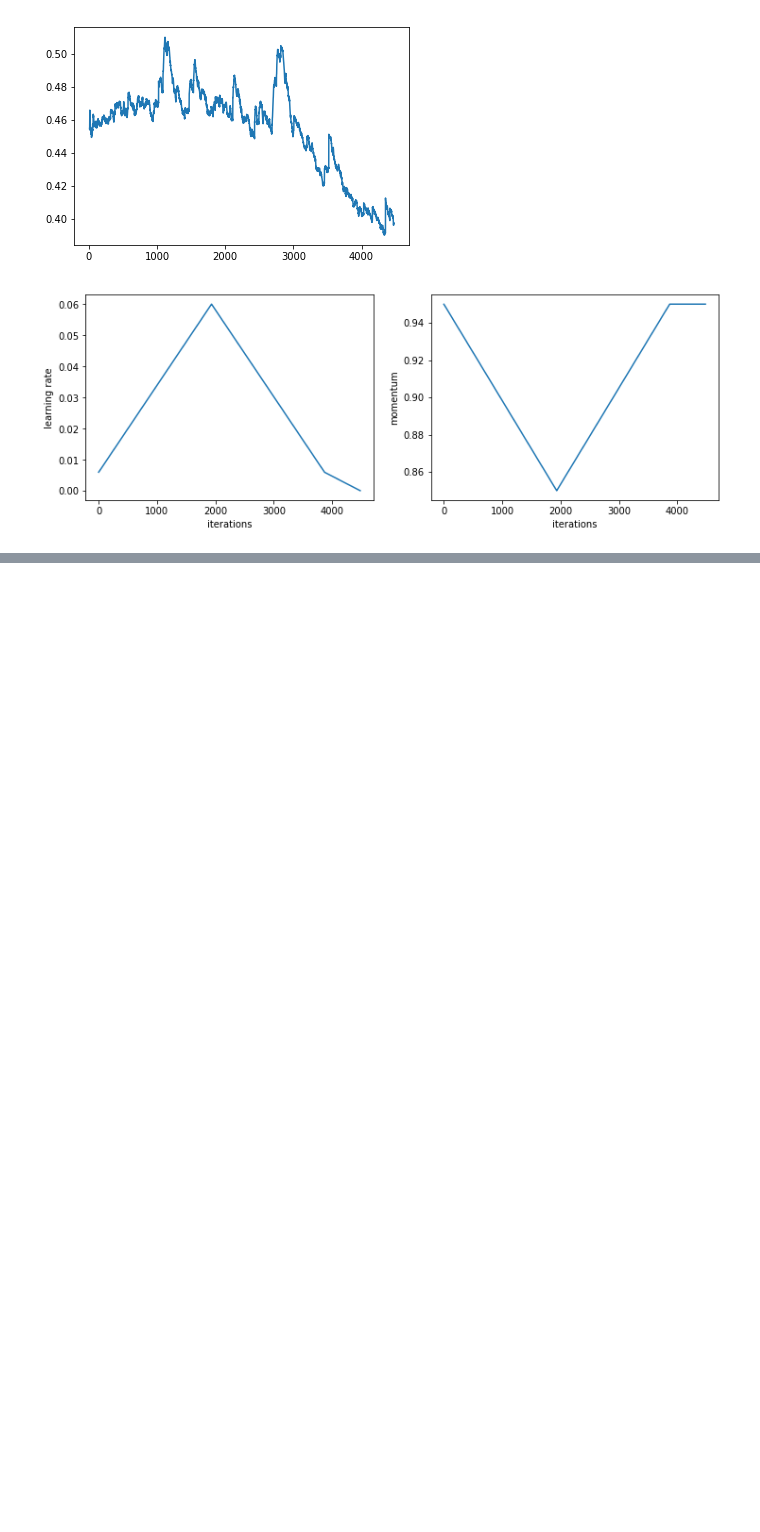
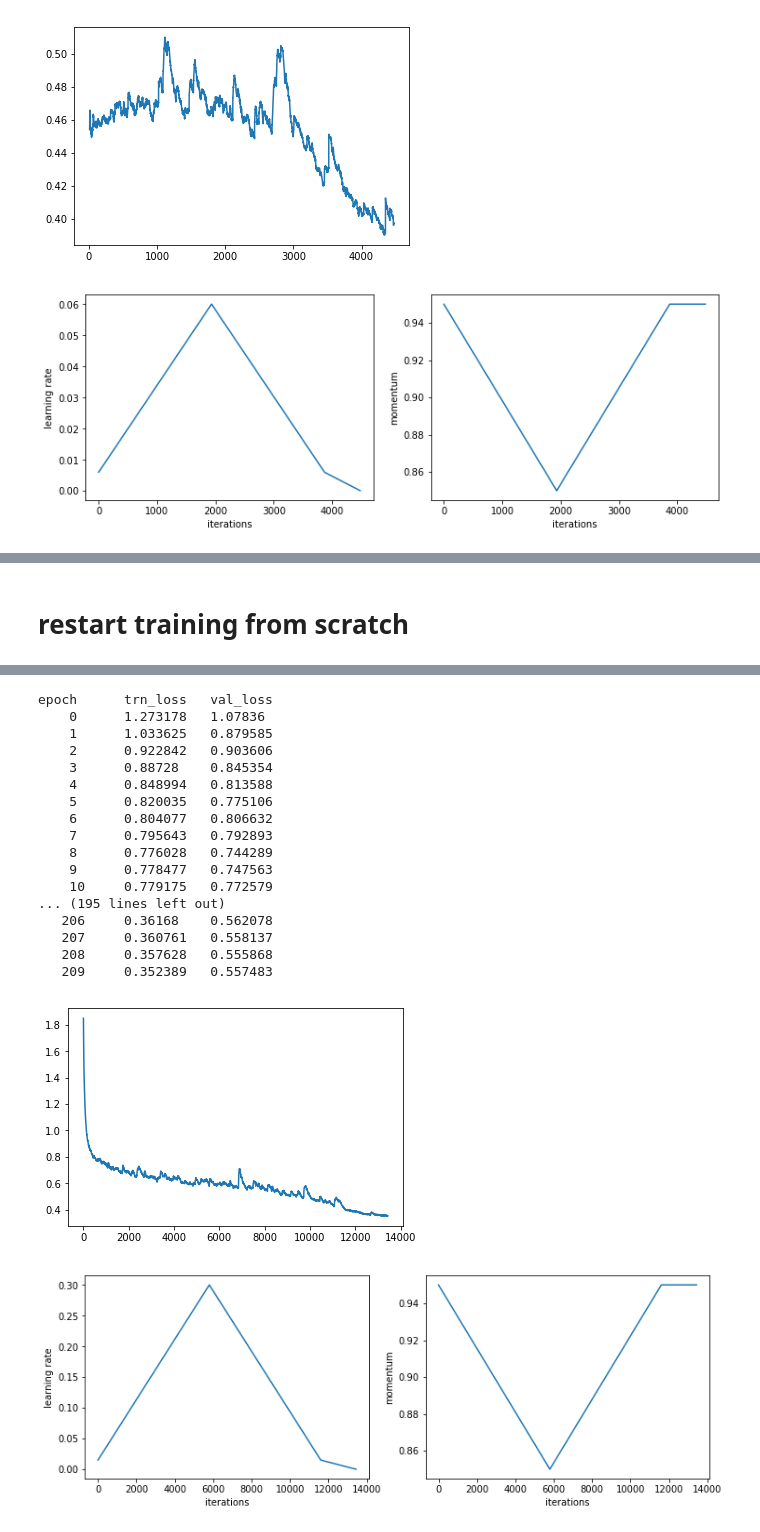
Before and after one commit to Twofyw/landcover-diff, a Jupyter notebook: train_17.ipynb, the cells around one changed output, grey strips where cells are left out. Cells and saved outputs as stored; diff of their text form; code cells hidden in the pictures; blank space fills up the shorter version.

```diff
--- a/train_17.ipynb
+++ b/train_17.ipynb
@@ -147,0 +175,8 @@ epoch      trn_loss   val_loss
+# %% [markdown]
+# restart training from scratch
+# %%
+lr = 3*1e-1
+sargs = save_args('scratch_from_landcoverdiff', PATH)
+learner.fit(lr, 1, cycle_len=70*3, use_clr_beta=(20, 13.68, 0.95, 0.85), wds=1e-4, **sargs)
+save_sched(learner.sched, PATH)
+# %% [output]
@@ -147,0 +184,19 @@ epoch      trn_loss   val_loss
+epoch      trn_loss   val_loss
+    0      1.273178   1.07836
+    1      1.033625   0.879585
+    2      0.922842   0.903606
+    3      0.88728    0.845354
+    4      0.848994   0.813588
+    5      0.820035   0.775106
+    6      0.804077   0.806632
+    7      0.795643   0.792893
+    8      0.776028   0.744289
+    9      0.778477   0.747563
+    10     0.779175   0.772579
+... (195 lines left out)
+   206     0.36168    0.562078
+   207     0.360761   0.558137
+   208     0.357628   0.555868
+   209     0.352389   0.557483
+[figure, added]
+[figure, added]
```
Also changed, not shown: parts of 5 cells of this notebook, 18 other files.
